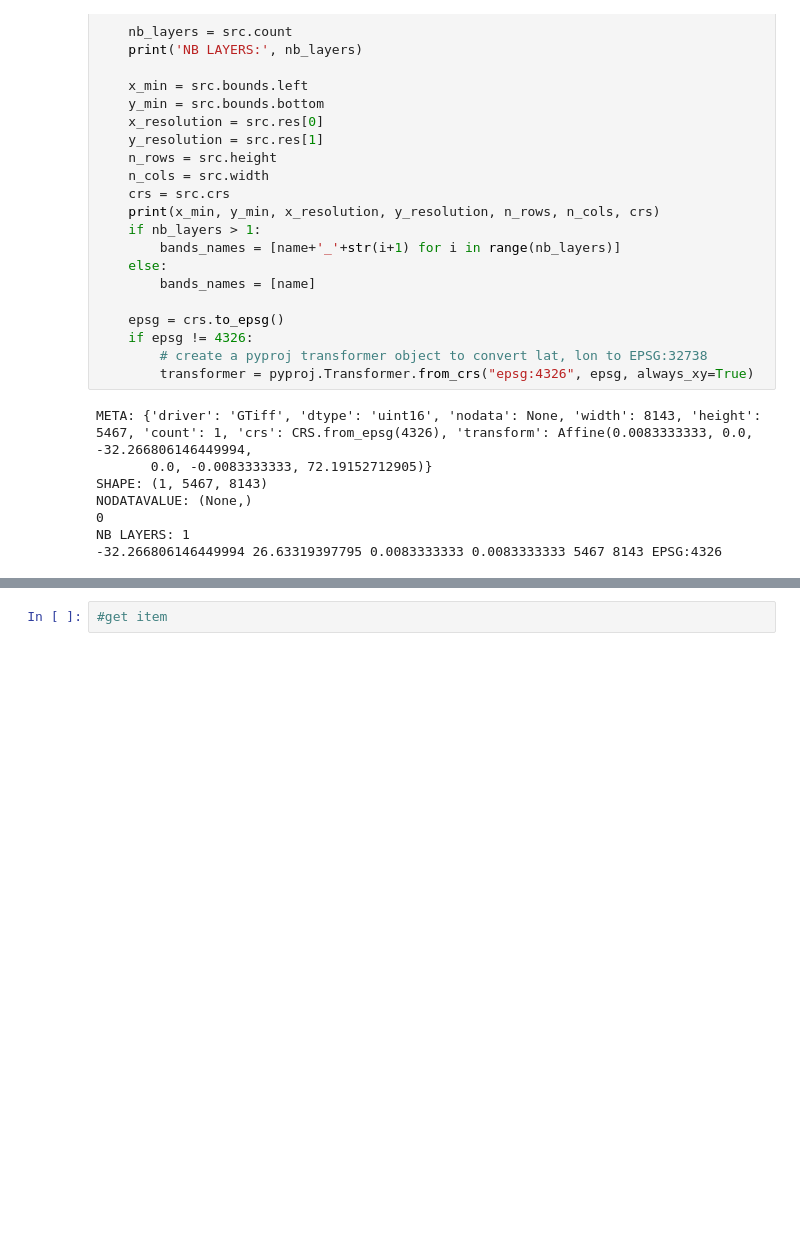
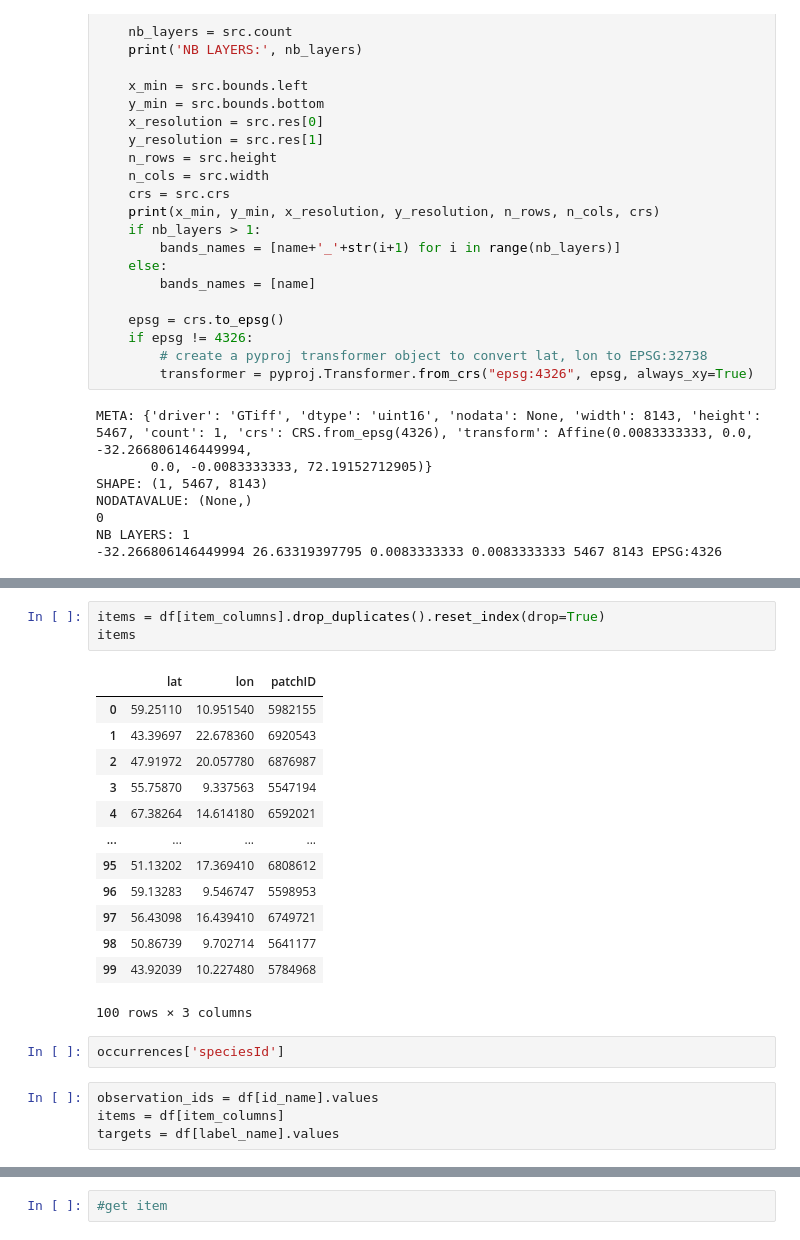
Before and after one commit to ninavantiel/multi_scale_SDMs, a Jupyter notebook: test.ipynb, the cells around one changed output, grey strips where cells are left out. Drawn from its saved outputs; the diff is of its cells as text; blank space fills up the shorter version.

```diff
--- a/test.ipynb
+++ b/test.ipynb
@@ -78,0 +275,23 @@ NB LAYERS: 1
+# %%
+items = df[item_columns].drop_duplicates().reset_index(drop=True)
+items
+# %% [output]
+|  | lat | lon | patchID |
+| 0 | 59.25110 | 10.951540 | 5982155 |
+| 1 | 43.39697 | 22.678360 | 6920543 |
+| 2 | 47.91972 | 20.057780 | 6876987 |
+| 3 | 55.75870 | 9.337563 | 5547194 |
+| 4 | 67.38264 | 14.614180 | 6592021 |
+| ... | ... | ... | ... |
+| 95 | 51.13202 | 17.369410 | 6808612 |
+| 96 | 59.13283 | 9.546747 | 5598953 |
+| 97 | 56.43098 | 16.439410 | 6749721 |
+| 98 | 50.86739 | 9.702714 | 5641177 |
+| 99 | 43.92039 | 10.227480 | 5784968 |
+100 rows × 3 columns
+# %%
+occurrences['speciesId']
+# %%
+observation_ids = df[id_name].values
+items = df[item_columns]
+targets = df[label_name].values
```
Also changed, not shown: parts of 49 cells of this notebook, 5 other files.
